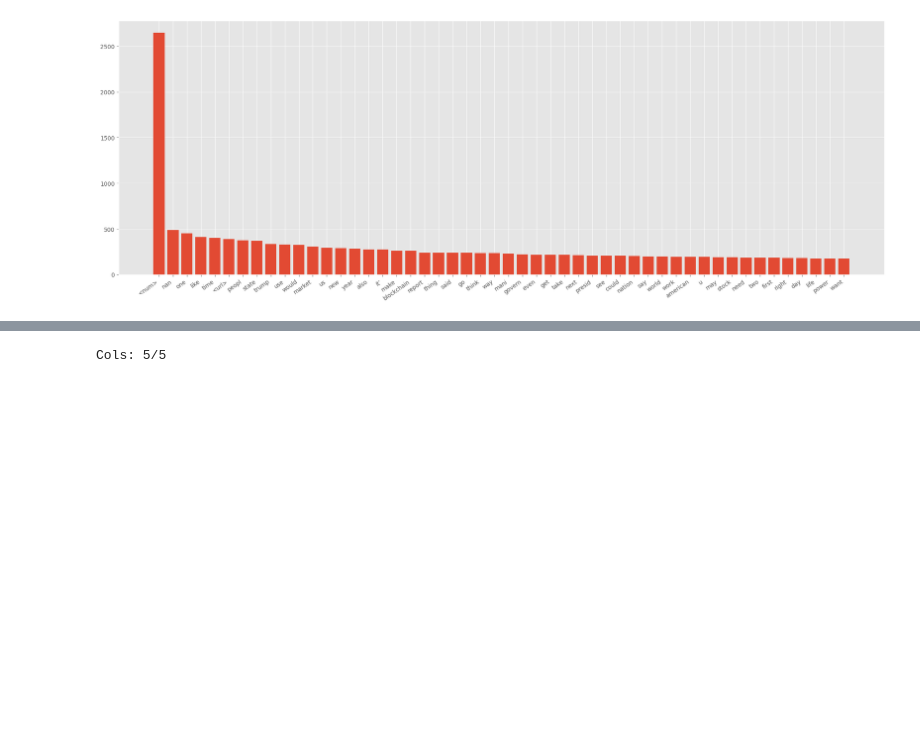
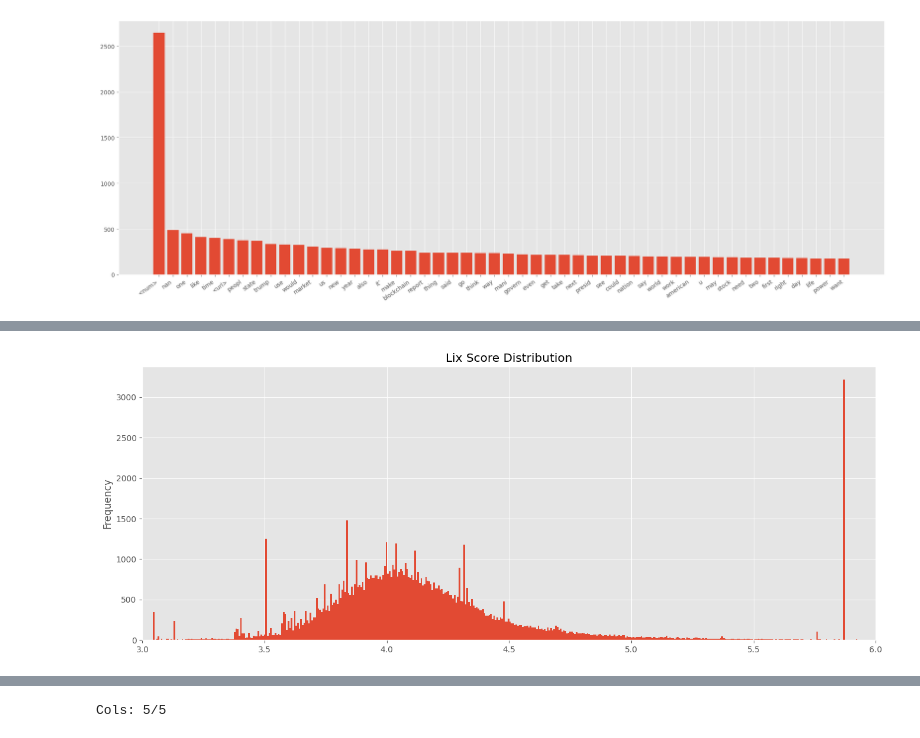
Before and after one commit to karlaugustnybo/Fake-News-Project, a Jupyter notebook: news/news_part_1.ipynb, the cells around one changed output, grey strips where cells are left out. Cells and saved outputs as stored; diff of their text form; code cells hidden in the pictures; blank space fills up the shorter version.

```diff
--- a/news/news_part_1.ipynb
+++ b/news/news_part_1.ipynb
@@ -337,0 +344,22 @@ df
+# %%
+# average LIX-score per article
+
+# lix formula : https://en.wikipedia.org/wiki/Lix_(readability_test)
+def lix_score(doc: str):
+    doc = str(doc)
+    words = doc.split()
+
+    # calculate number of words
+    n_words = len(words)
+
+    # calculate number of sentences # approx number of '. 's
+    n_sentences = doc.count('. ') + 1 # +1 for last sentence
+
+    # count 'long' words >= 7 characters
+    n_long = np.sum([len(x) >= 7 for x in words])
+
+    # formula
+    lix = (n_words/n_sentences) + 100*(n_long/n_words)
+    return lix
+
+print('average lix-score per article: {:.4f}'.format(df_raw.content.apply(lix_score).mean()))
@@ -337,0 +397,8 @@ df
+# %%
+# plot lix-scores
+df_raw.content.apply(lambda x : np.log1p(lix_score(x))).plot(kind='hist', figsize=(16,6), bins=1000)
+plt.title('Lix Score Distribution')
+plt.xlim(3,6) # lix scores from 19 to 400, rest is mostly unseen
+plt.show()
+# %% [output]
+[figure, added]
```
Also changed, not shown: parts of 13 cells of this notebook.
